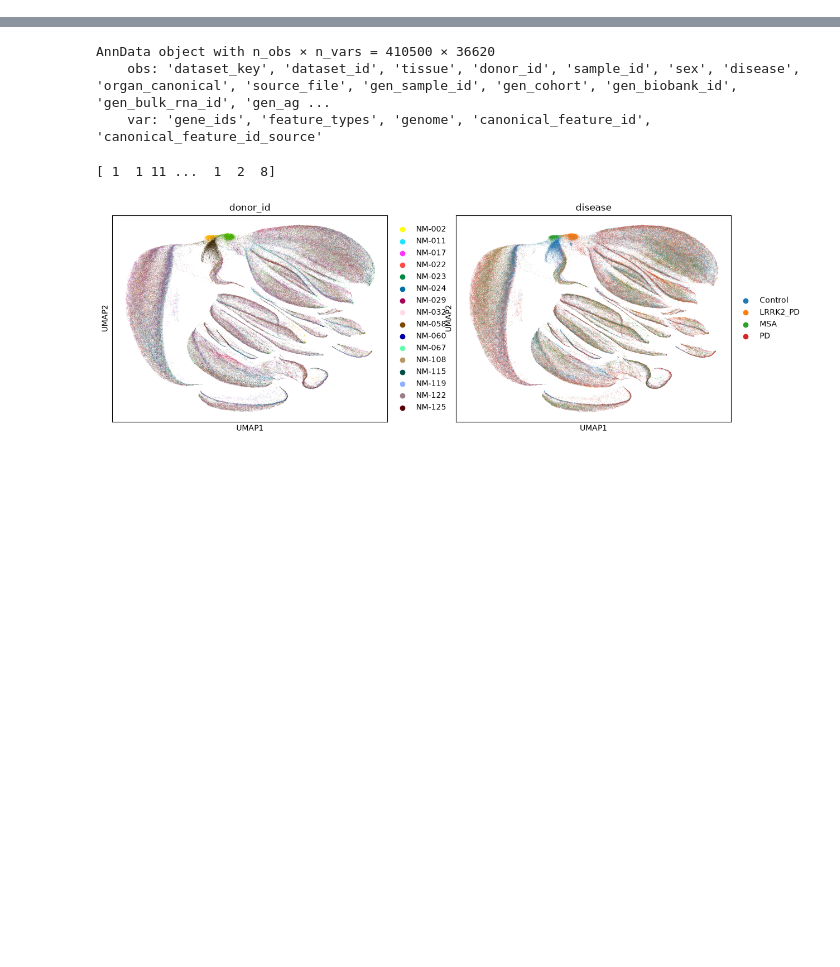
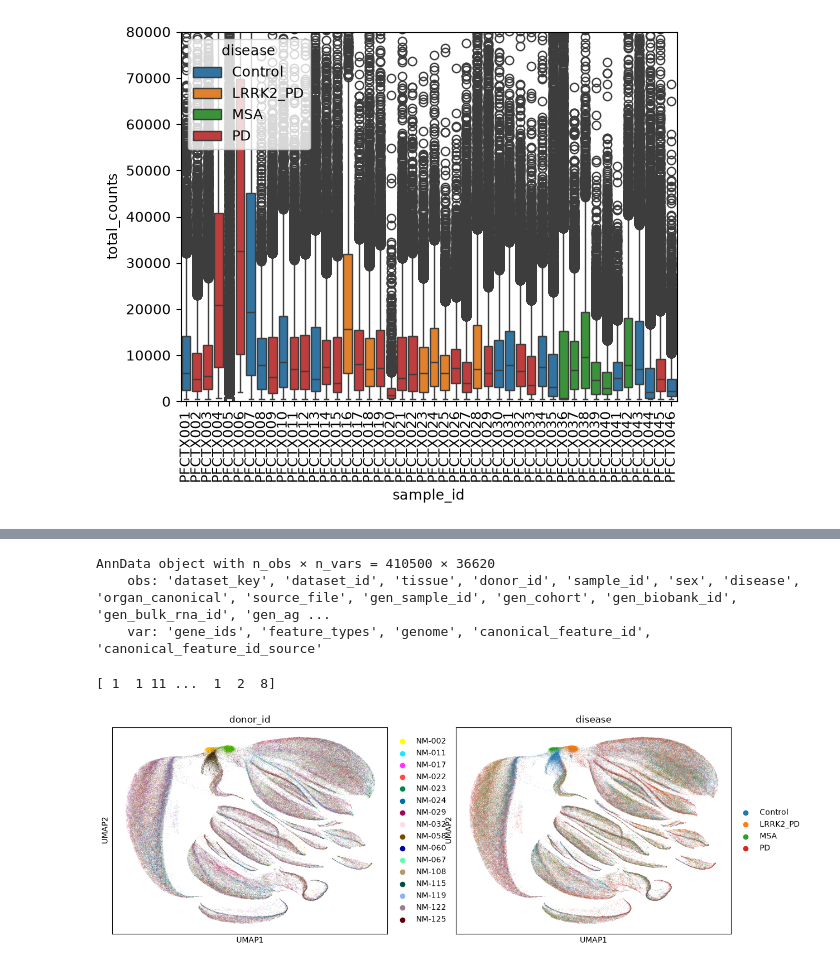
Before and after one commit to Fkrgl/Moma_PD_scSAE, a Jupyter notebook: src/explore_data.ipynb, the cells around one changed output, grey strips where cells are left out. Drawn from its saved outputs; the diff is of its cells as text; code cells hidden in the pictures; blank space fills up the shorter version.

```diff
--- a/src/explore_data.ipynb
+++ b/src/explore_data.ipynb
@@ -22,0 +354,11 @@ adata.obs
+# %%
+sns.boxplot(
+    data=adata.obs,
+    x="sample_id",
+    y="total_counts",
+    hue='disease'
+)
+plt.ylim(0, 80000)
+plt.xticks(rotation=90);
+# %% [output]
+[figure, added]
```
Also changed, not shown: parts of 19 cells of this notebook.
